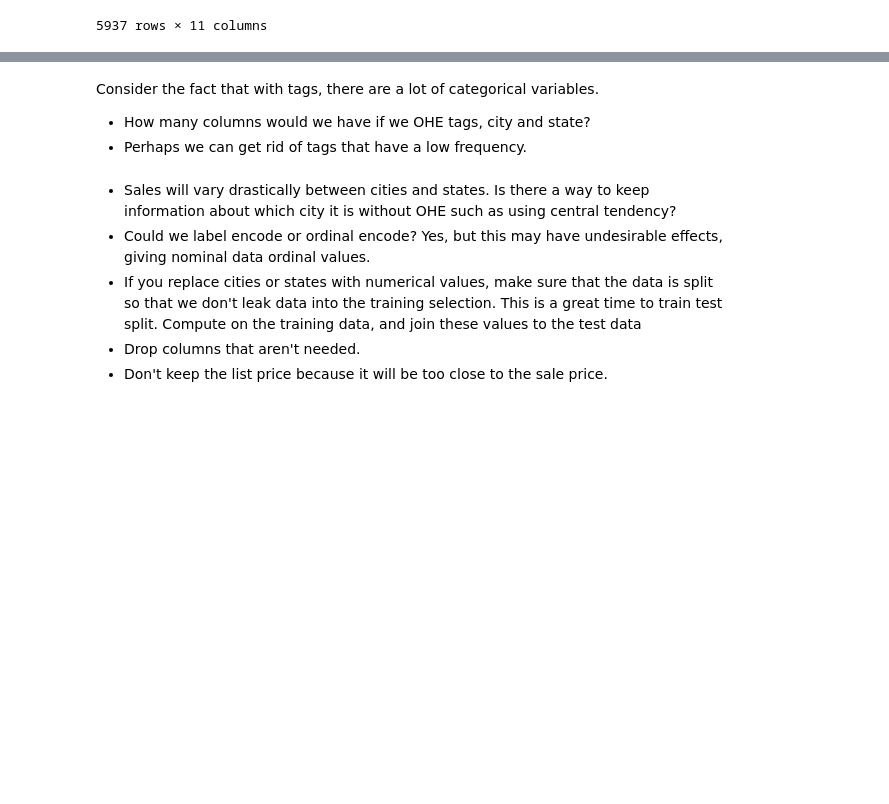
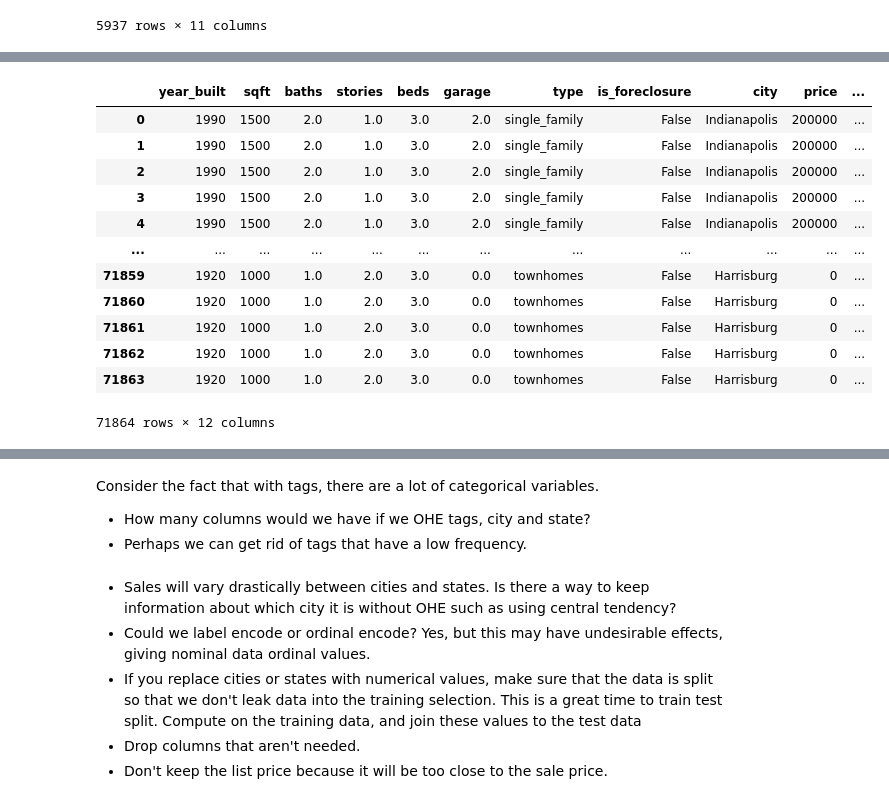
Before and after one commit to imarri01/SupervisedLearning_ML, a Jupyter notebook: notebooks/1 - EDA.ipynb, the cells around one changed output, grey strips where cells are left out. Saved outputs shown, nothing was run; the diff lists cells and outputs as text; code cells hidden in the pictures; blank space fills up the shorter version.

Commit message:
Extracted and merge tags and create house_id for each house

```diff
--- a/notebooks/1 - EDA.ipynb
+++ b/notebooks/1 - EDA.ipynb
@@ -378,0 +343,3 @@ result_df
+# %%
+dataframe['house_id'] = range(1, len(dataframe) + 1)
+dataframe
@@ -378,0 +365,22 @@ result_df
+# %%
+# Extract tags into a separate DataFrame
+tags_expanded = dataframe[['house_id', 'tags']].explode('tags')
+#rename column
+tags_expanded.rename(columns={'tags': 'tag'}, inplace=True)
+#merge expanded tags dataframe back with the original dataframe
+houseinfo_df = pd.merge(dataframe.drop(columns=['tags']), tags_expanded, on='house_id')
+houseinfo_df
+# %% [output]
+|  | year_built | sqft | baths | stories | beds | garage | type | is_foreclosure | city | price | ... |
+| 0 | 1990 | 1500 | 2.0 | 1.0 | 3.0 | 2.0 | single_family | False | Indianapolis | 200000 | ... |
+| 1 | 1990 | 1500 | 2.0 | 1.0 | 3.0 | 2.0 | single_family | False | Indianapolis | 200000 | ... |
+| 2 | 1990 | 1500 | 2.0 | 1.0 | 3.0 | 2.0 | single_family | False | Indianapolis | 200000 | ... |
+| 3 | 1990 | 1500 | 2.0 | 1.0 | 3.0 | 2.0 | single_family | False | Indianapolis | 200000 | ... |
+| 4 | 1990 | 1500 | 2.0 | 1.0 | 3.0 | 2.0 | single_family | False | Indianapolis | 200000 | ... |
+| ... | ... | ... | ... | ... | ... | ... | ... | ... | ... | ... | ... |
+| 71859 | 1920 | 1000 | 1.0 | 2.0 | 3.0 | 0.0 | townhomes | False | Harrisburg | 0 | ... |
+| 71860 | 1920 | 1000 | 1.0 | 2.0 | 3.0 | 0.0 | townhomes | False | Harrisburg | 0 | ... |
+| 71861 | 1920 | 1000 | 1.0 | 2.0 | 3.0 | 0.0 | townhomes | False | Harrisburg | 0 | ... |
+| 71862 | 1920 | 1000 | 1.0 | 2.0 | 3.0 | 0.0 | townhomes | False | Harrisburg | 0 | ... |
+| 71863 | 1920 | 1000 | 1.0 | 2.0 | 3.0 | 0.0 | townhomes | False | Harrisburg | 0 | ... |
+71864 rows × 12 columns
```
Also changed, not shown: parts of 4 cells of this notebook.
